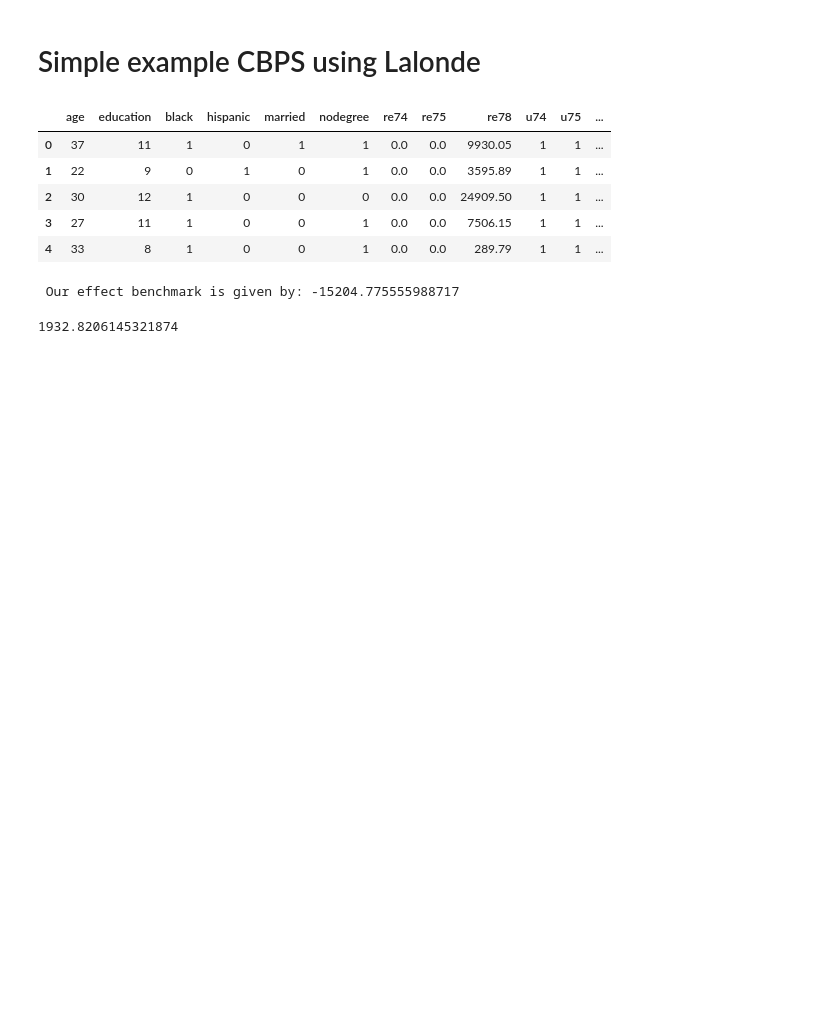
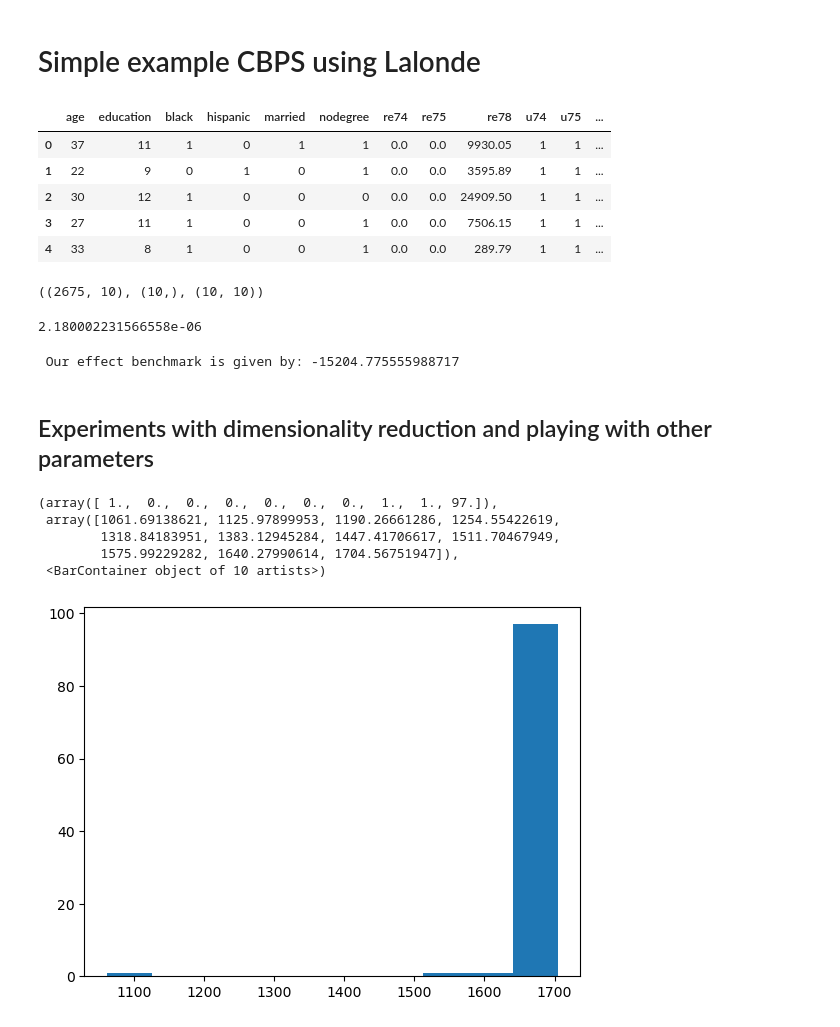
Before and after one commit to apoorvalal/cbpys, a Jupyter notebook: examples/example.ipynb, the cells around one changed output. Drawn from its saved outputs; the diff is of its cells as text; code cells hidden in the pictures; blank space fills up the shorter version.

```diff
--- a/examples/example.ipynb
+++ b/examples/example.ipynb
@@ -26,8 +27,51 @@ df.head()
 w, y = df.treat.values, df.re78.values
 X = df.drop(columns=["treat", "re78"]).values
 X = MinMaxScaler().fit_transform(X)
+# %%
+u, sigma, v = np.linalg.svd(X, full_matrices=False)
+u.shape, sigma.shape, v.shape
+# %% [output]
+((2675, 10), (10,), (10, 10))
+# %%
+top_k = 5
+u = u[:, :top_k]
+sigma = sigma[:top_k]
+v = v[:top_k, :]
+
+rec = np.dot(u * sigma, v)
+
+np.absolute(X - rec).min()
+# %% [output]
+2.180002231566558e-06
 # %%
 print(f" Our effect benchmark is given by: {y[w == 1].mean() - y[w == 0].mean()}")
 # %% [output]
  Our effect benchmark is given by: -15204.775555988717
+# %% [markdown]
+## Experiments with dimensionality reduction and playing with other parameters
+# %%
+list_tau = []
+for _ in range(100):
+        cbps = CBPS(X = X,
+                W = w,
+                estimand="ATT",
+                intercept=True,
+                noi=False,
+                niter=10000,
+                lr=1e-2,
+                reg=None,
+                svd=5
+        )
+        weights = cbps.weights()
+        tau = y[w == 1].mean() - np.average(y[w == 0], weights=weights.data.cpu().numpy())
+        list_tau.append(tau)
+# %%
+plt.hist(np.array(list_tau))
+# %% [output]
+(array([ 1.,  0.,  0.,  0.,  0.,  0.,  0.,  1.,  1., 97.]),
+ array([1061.69138621, 1125.97899953, 1190.26661286, 1254.55422619,
+        1318.84183951, 1383.12945284, 1447.41706617, 1511.70467949,
+        1575.99229282, 1640.27990614, 1704.56751947]),
+ <BarContainer object of 10 artists>)
+[figure, added]
 # %%
@@ -44,4 +90,0 @@ weights = cbps.weights()
-# %%
-y[w == 1].mean() - np.average(y[w == 0], weights=weights.data.cpu().numpy())
-# %% [output]
-1932.8206145321874
```
Also changed, not shown: parts of 3 cells of this notebook, 1 other file.
